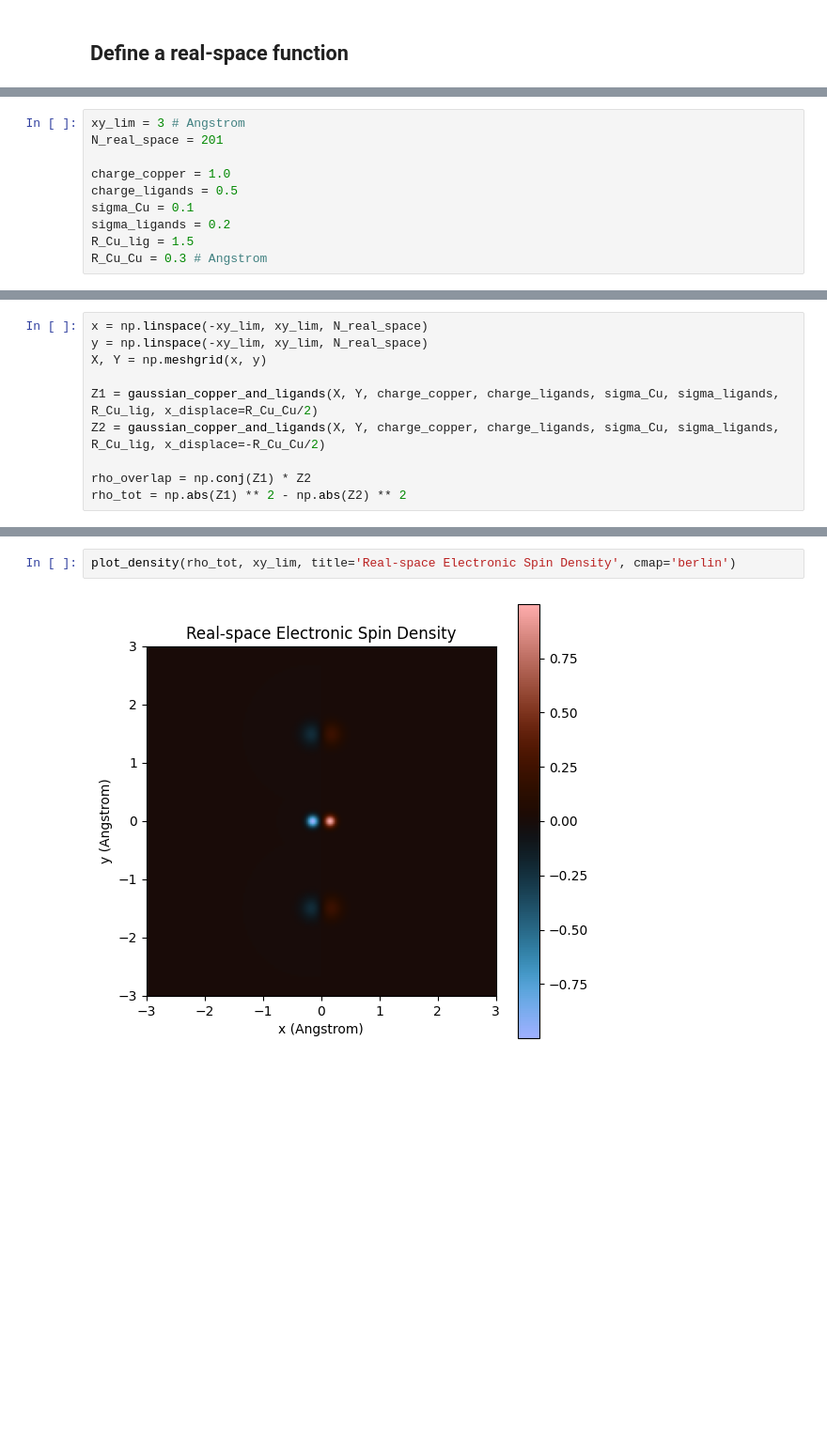
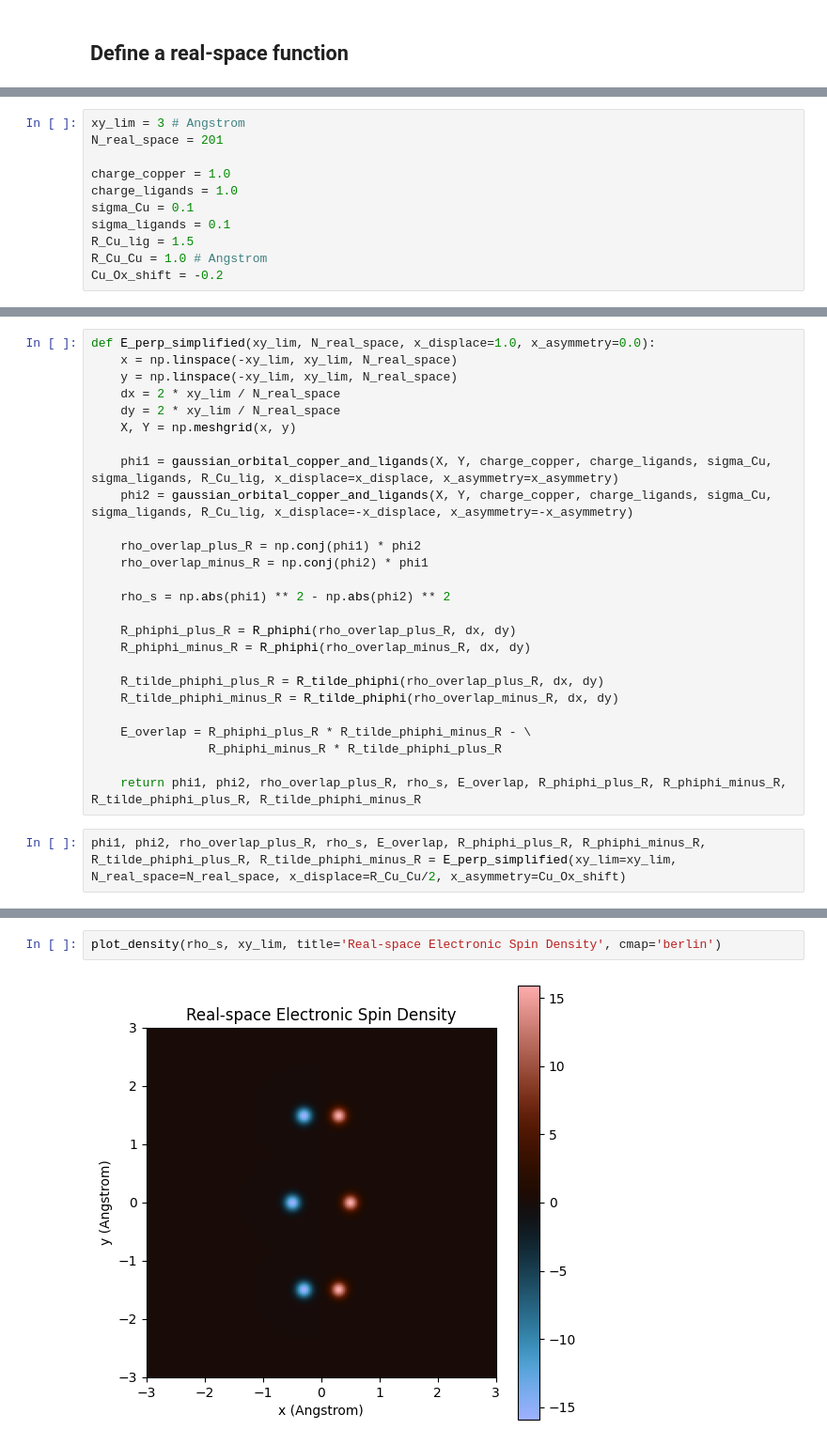
Before and after one commit to liborsold/fft_electronic_spin_density, a Jupyter notebook: examples/overlap_term_behavior.ipynb, the cells around one changed output, grey strips where cells are left out. Shown at 94% size. Drawn from its saved outputs; the diff is of its cells as text; blank space fills up the shorter version.

Commit message:
update overlap term examples

```diff
--- a/examples/overlap_term_behavior.ipynb
+++ b/examples/overlap_term_behavior.ipynb
@@ -9,9 +12,10 @@ xy_lim = 3 # Angstrom
 N_real_space = 201
 
 charge_copper = 1.0
-charge_ligands = 0.5
+charge_ligands = 1.0
 sigma_Cu = 0.1
-sigma_ligands = 0.2
+sigma_ligands = 0.1
 R_Cu_lig = 1.5
-R_Cu_Cu = 0.3 # Angstrom
+R_Cu_Cu = 1.0 # Angstrom
+Cu_Ox_shift = -0.2
 # %%
@@ -34,10 +64,28 @@ def plot_density(rho, xy_lim, title='Real-space Electronic Spin Density', cmap='
 # %%
-x = np.linspace(-xy_lim, xy_lim, N_real_space)
-y = np.linspace(-xy_lim, xy_lim, N_real_space)
-X, Y = np.meshgrid(x, y)
+def E_perp_simplified(xy_lim, N_real_space, x_displace=1.0, x_asymmetry=0.0):
+    x = np.linspace(-xy_lim, xy_lim, N_real_space)
+    y = np.linspace(-xy_lim, xy_lim, N_real_space)
+    dx = 2 * xy_lim / N_real_space
+    dy = 2 * xy_lim / N_real_space
+    X, Y = np.meshgrid(x, y)
 
-Z1 = gaussian_copper_and_ligands(X, Y, charge_copper, charge_ligands, sigma_Cu, sigma_ligands, R_Cu_lig, x_displace=R_Cu_Cu/2)
-Z2 = gaussian_copper_and_ligands(X, Y, charge_copper, charge_ligands, sigma_Cu, sigma_ligands, R_Cu_lig, x_displace=-R_Cu_Cu/2)
+    phi1 = gaussian_orbital_copper_and_ligands(X, Y, charge_copper, charge_ligands, sigma_Cu, sigma_ligands, R_Cu_lig, x_displace=x_displace, x_asymmetry=x_asymmetry)
+    phi2 = gaussian_orbital_copper_and_ligands(X, Y, charge_copper, charge_ligands, sigma_Cu, sigma_ligands, R_Cu_lig, x_displace=-x_displace, x_asymmetry=-x_asymmetry)
 
-rho_overlap = np.conj(Z1) * Z2
-rho_tot = np.abs(Z1) ** 2 - np.abs(Z2) ** 2
+    rho_overlap_plus_R = np.conj(phi1) * phi2
+    rho_overlap_minus_R = np.conj(phi2) * phi1
+
+    rho_s = np.abs(phi1) ** 2 - np.abs(phi2) ** 2
+
+    R_phiphi_plus_R = R_phiphi(rho_overlap_plus_R, dx, dy)
+    R_phiphi_minus_R = R_phiphi(rho_overlap_minus_R, dx, dy)
+
+    R_tilde_phiphi_plus_R = R_tilde_phiphi(rho_overlap_plus_R, dx, dy)
+    R_tilde_phiphi_minus_R = R_tilde_phiphi(rho_overlap_minus_R, dx, dy)
+
+    E_overlap = R_phiphi_plus_R * R_tilde_phiphi_minus_R - \
+                R_phiphi_minus_R * R_tilde_phiphi_plus_R
+
+    return phi1, phi2, rho_overlap_plus_R, rho_s, E_overlap, R_phiphi_plus_R, R_phiphi_minus_R, R_tilde_phiphi_plus_R, R_tilde_phiphi_minus_R
+# %%
+phi1, phi2, rho_overlap_plus_R, rho_s, E_overlap, R_phiphi_plus_R, R_phiphi_minus_R, R_tilde_phiphi_plus_R, R_tilde_phiphi_minus_R = E_perp_simplified(xy_lim=xy_lim, N_real_space=N_real_space, x_displace=R_Cu_Cu/2, x_asymmetry=Cu_Ox_shift)
@@ -44,5 +100,5 @@ rho_tot = np.abs(Z1) ** 2 - np.abs(Z2) ** 2
 # %%
-plot_density(rho_tot, xy_lim, title='Real-space Electronic Spin Density', cmap='berlin')
+plot_density(rho_s, xy_lim, title='Real-space Electronic Spin Density', cmap='berlin')
 # %% [output]
-[figure, old version]
+[figure, new version]
 # %%
```
Also changed, not shown: parts of 6 cells of this notebook.
